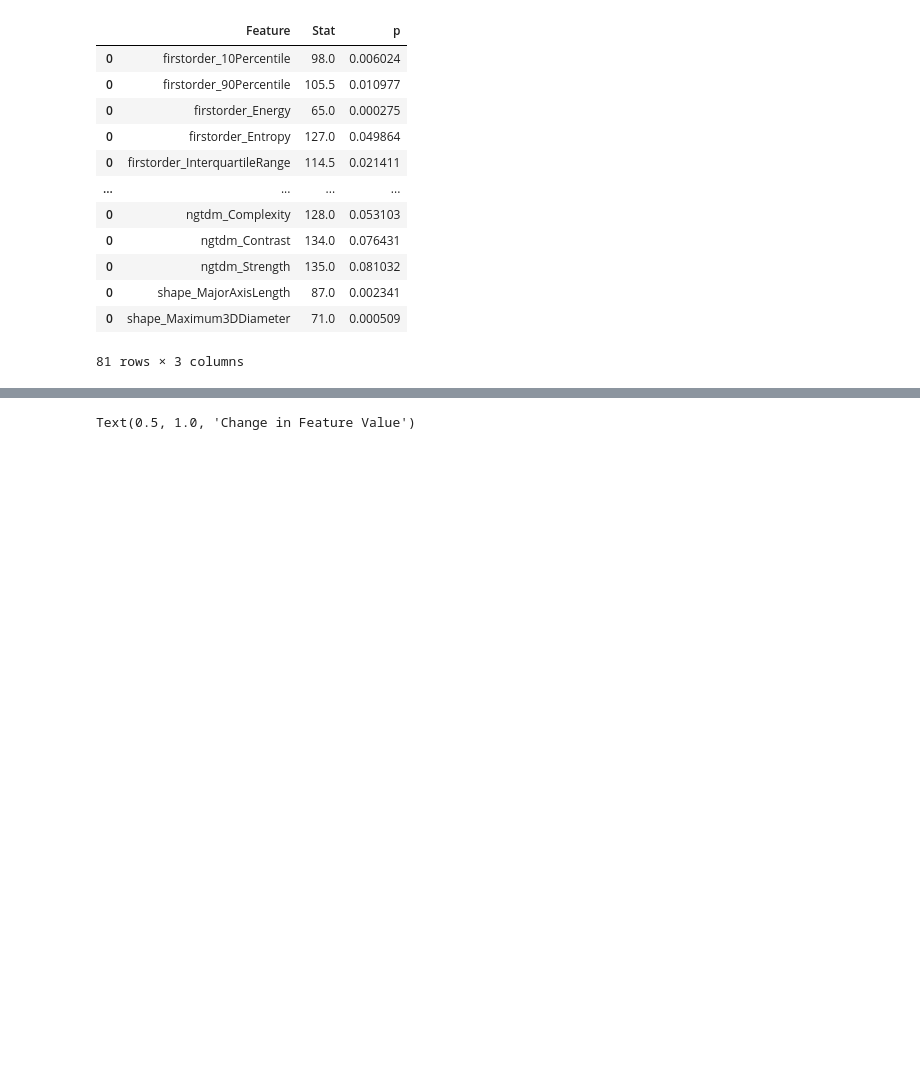
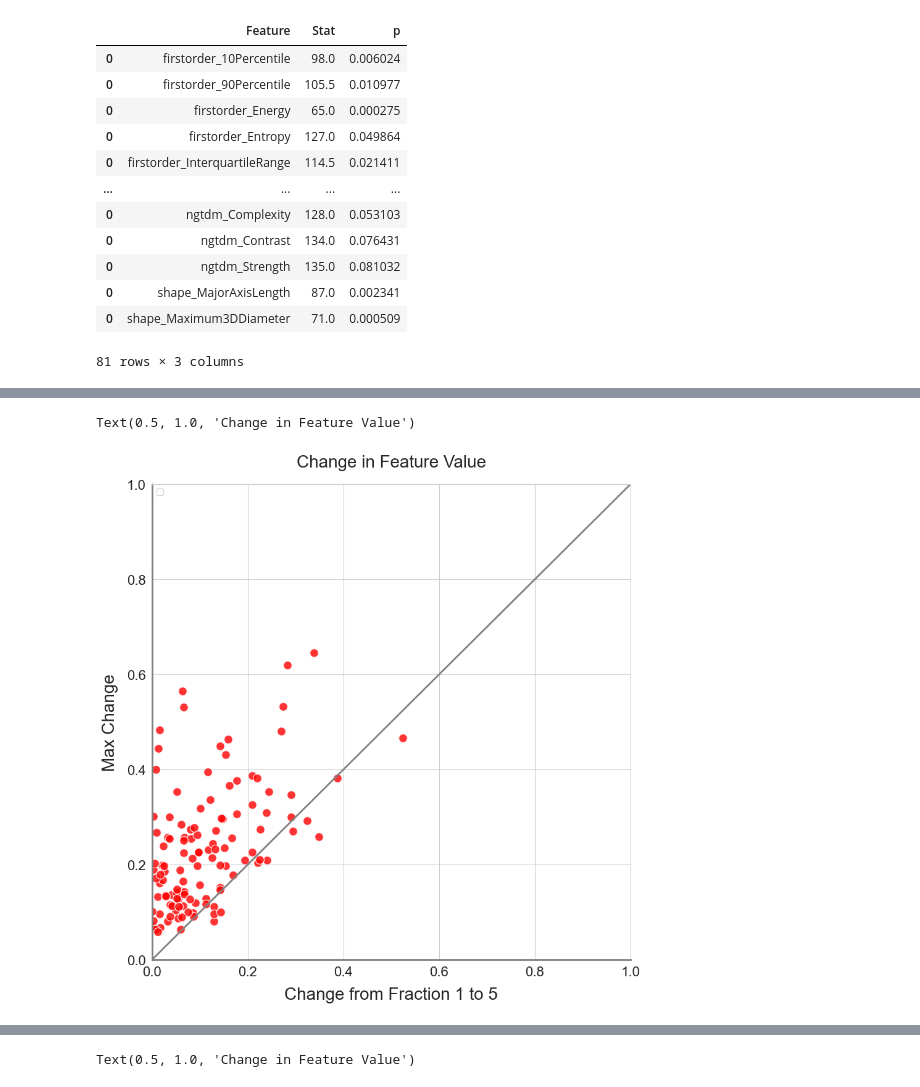
Before and after one commit to aaron-rankin/LongitudinalRadiomics-MRgRT, a Jupyter notebook: FractionAB-Comparison.ipynb, the cells around one changed output, grey strips where cells are left out. Saved outputs shown, nothing was run; the diff lists cells and outputs as text; code cells hidden in the pictures; blank space fills up the shorter version.

```diff
--- a/FractionAB-Comparison.ipynb
+++ b/FractionAB-Comparison.ipynb
@@ -479,3 +478,41 @@ Text(0.5, 1.0, 'Change in Feature Value')
+# %%
+df_MW_no_delta_sig = df_MW_no_delta[df_MW_no_delta['p'] < 0.05]
+
+# identity plot for significant features
+# x-axis is delta, y-axis is max change
+# plot identity line
+
+df_comp_no_delta_sig = df_comp_no_delta[df_comp_no_delta['Feature'].isin(df_MW_no_delta_sig['Feature'].unique())]
+fts_lng = pd.read_csv('./Output/Submission-Delta/features/Features_Selected.csv')
+fts_lng = fts_lng['Feature'].unique()
+df_comp_no_delta_sig = df_comp_no_delta_sig[df_comp_no_delta_sig['Feature'].isin(fts_lng)]
+
+fig, ax = plt.subplots(figsize=(10, 10))
+sns.scatterplot(x='Delta', y='MaxChange', data=df_comp_no_delta_sig,
+                s=100, color='red',
+                edgecolor='white', linewidth=1, alpha=0.8)
+
+plt.plot([0, 1], [0, 1], color='grey', linewidth=2, linestyle='-', label='Line')
+
+# Set edge color
+#plt.plot([0, 1], [0, 1], color='grey', linewidth=3, linestyle='-', label='Line')
+
+plt.xlabel('Change from Fraction 1 to 5', fontsize=20, labelpad=10)
+plt.ylabel('Max Change', fontsize=20, labelpad=10)
+plt.legend('')
+plt.xticks(fontsize=16)
+plt.yticks(fontsize=16)
+
+plt.xlim((0,1))
+plt.ylim((0,1))
+for axis in ['bottom','left']:
+    ax.spines[axis].set_linewidth(2)
+    ax.spines[axis].set_color('grey')
+
+plt.title('Change in Feature Value', fontsize=20, pad=20)
+# %% [output]
+Text(0.5, 1.0, 'Change in Feature Value')
+[figure, added]
 # %%
 fts_lng = pd.read_csv('./Output/Submission/features/Features_Selected.csv')
 fts_lng = fts_lng['Feature'].unique()
```
Also changed, not shown: parts of 7 cells of this notebook, 11 other files.
